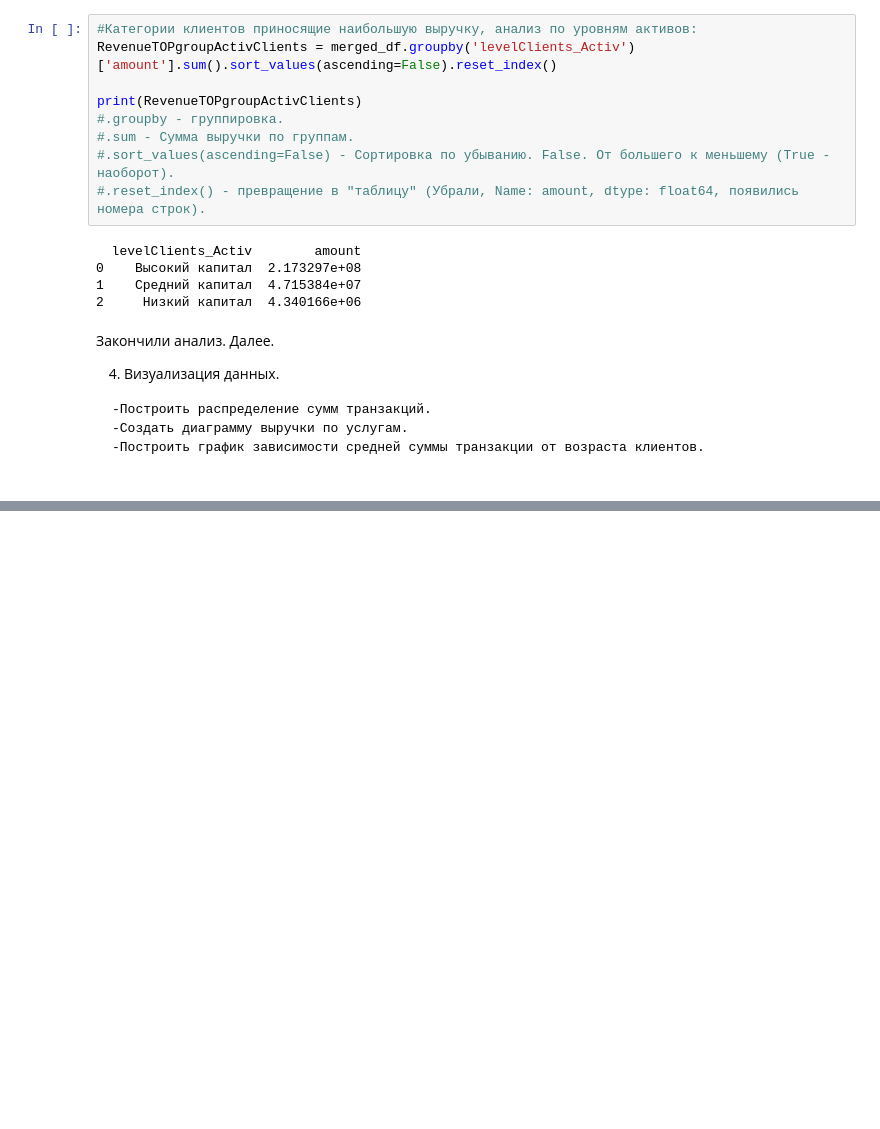
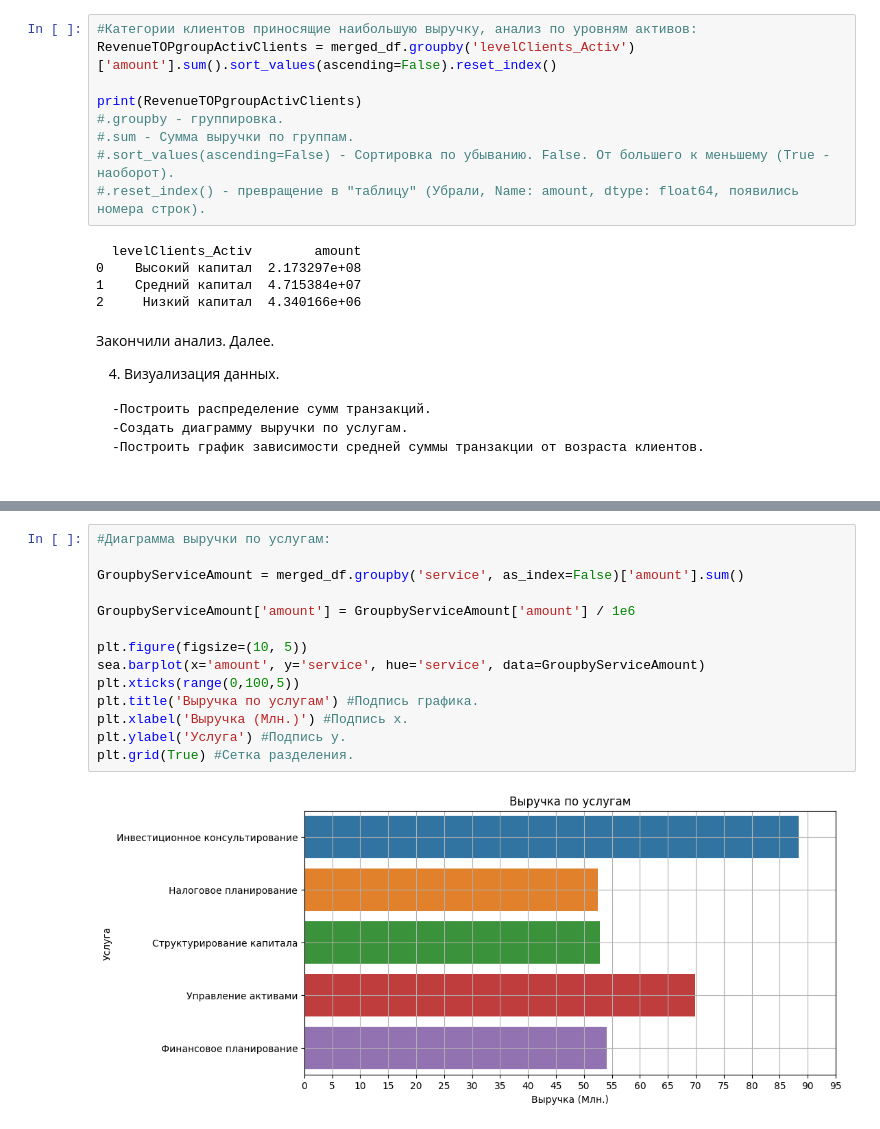
Before and after one commit to KYBqq/Finance-And-Clients-Analytics, a Jupyter notebook: Finance & Client, Analytics.ipynb, the cells around one changed output, grey strips where cells are left out. Saved outputs shown, nothing was run; the diff lists cells and outputs as text; blank space fills up the shorter version.

Commit message:
Диаграмма выручки по услугам.

```diff
--- a/Finance & Client, Analytics.ipynb
+++ b/Finance & Client, Analytics.ipynb
@@ -452,0 +453,16 @@ plt.grid(True) #Сетка разделения.
+# %%
+#Диаграмма выручки по услугам:
+
+GroupbyServiceAmount = merged_df.groupby('service', as_index=False)['amount'].sum()
+
+GroupbyServiceAmount['amount'] = GroupbyServiceAmount['amount'] / 1e6
+
+plt.figure(figsize=(10, 5))
+sea.barplot(x='amount', y='service', hue='service', data=GroupbyServiceAmount)
+plt.xticks(range(0,100,5))
+plt.title('Выручка по услугам') #Подпись графика.
+plt.xlabel('Выручка (Млн.)') #Подпись x.
+plt.ylabel('Услуга') #Подпись y.
+plt.grid(True) #Сетка разделения.
+# %% [output]
+[figure, added]
```
Also changed, not shown: parts of 4 cells of this notebook, 1 other file.
